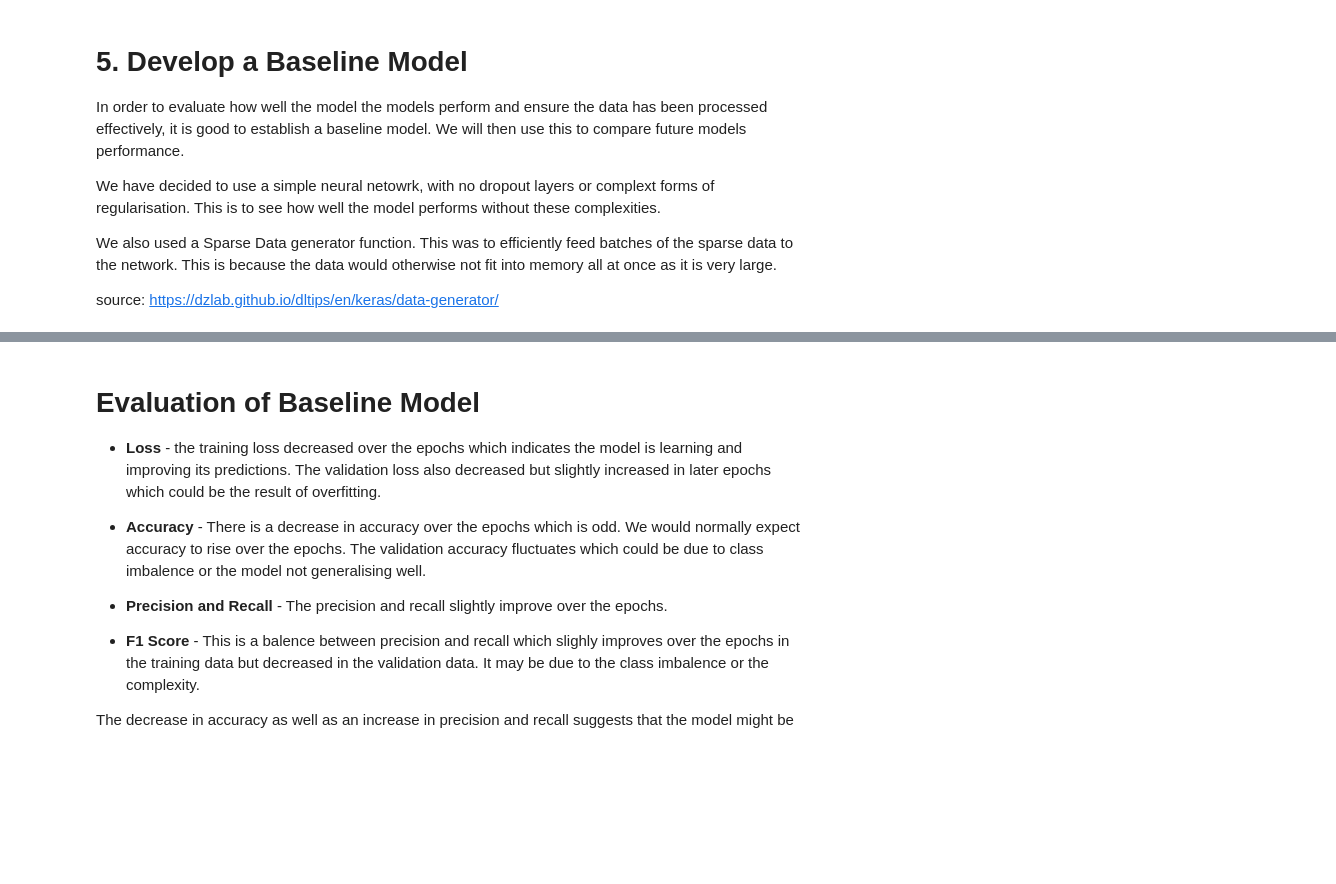
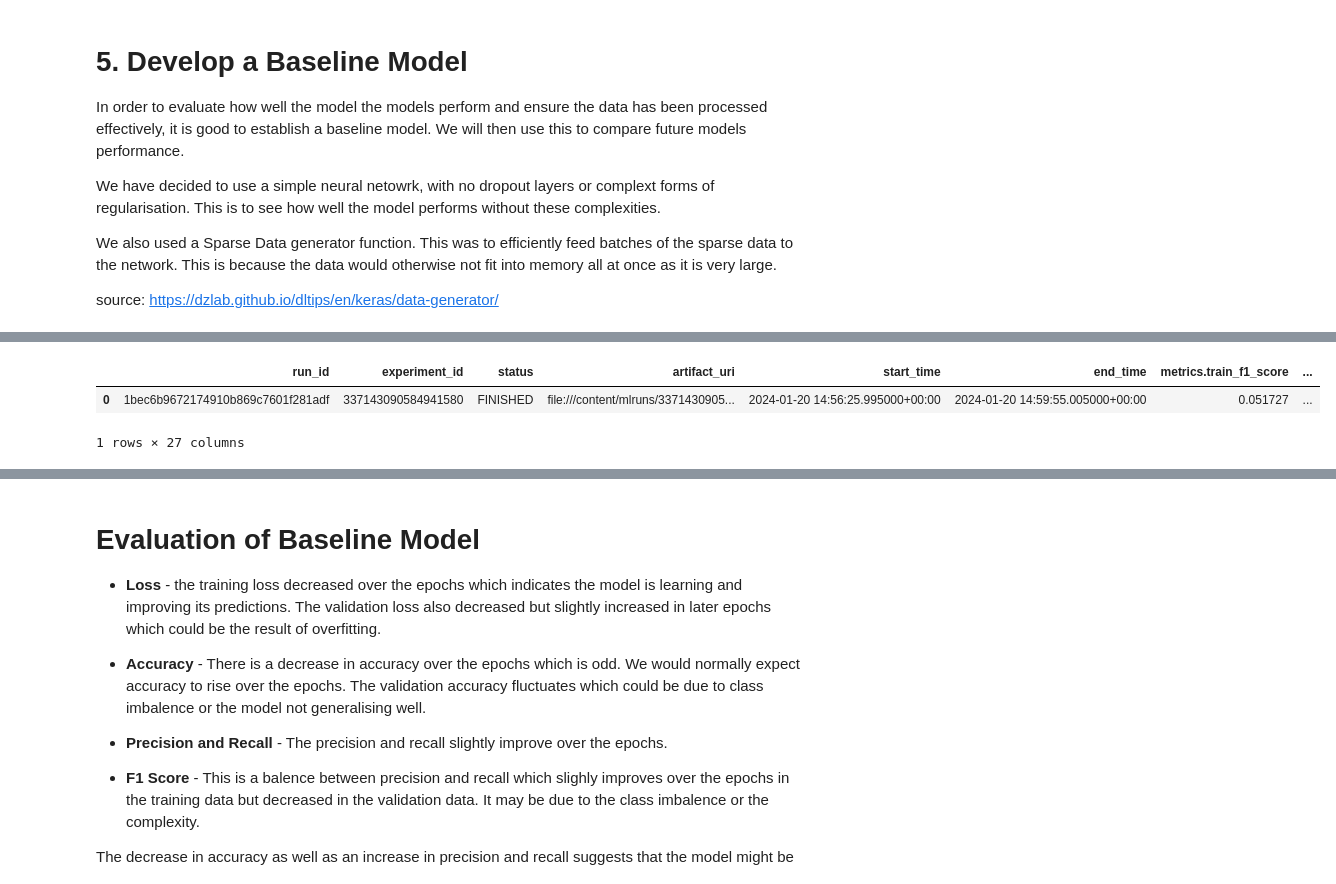
Before and after one commit to philliewright/Neural_Nets_CW1, a Jupyter notebook: Final_NN_CW1.ipynb, the cells around one changed output, grey strips where cells are left out. Cells and saved outputs as stored; diff of their text form; code cells hidden in the pictures; blank space fills up the shorter version.

```diff
--- a/Final_NN_CW1.ipynb
+++ b/Final_NN_CW1.ipynb
@@ -401,3 +512,9 @@ finally:
+# %%
+mlflow.search_runs(experiment_names=["Toxic Comment Classification"])
+# %% [output]
+|  | run_id | experiment_id | status | artifact_uri | start_time | end_time | metrics.train_f1_score | ... |
+| 0 | 1bec6b9672174910b869c7601f281adf | 337143090584941580 | FINISHED | file:///content/mlruns/3371430905... | 2024-01-20 14:56:25.995000+00:00 | 2024-01-20 14:59:55.005000+00:00 | 0.051727 | ... |
+1 rows × 27 columns
 # %%
 # Plotting Training and Validation Accuracy
 plt.plot(history.history['accuracy'])
```
Also changed, not shown: parts of 45 cells of this notebook.
